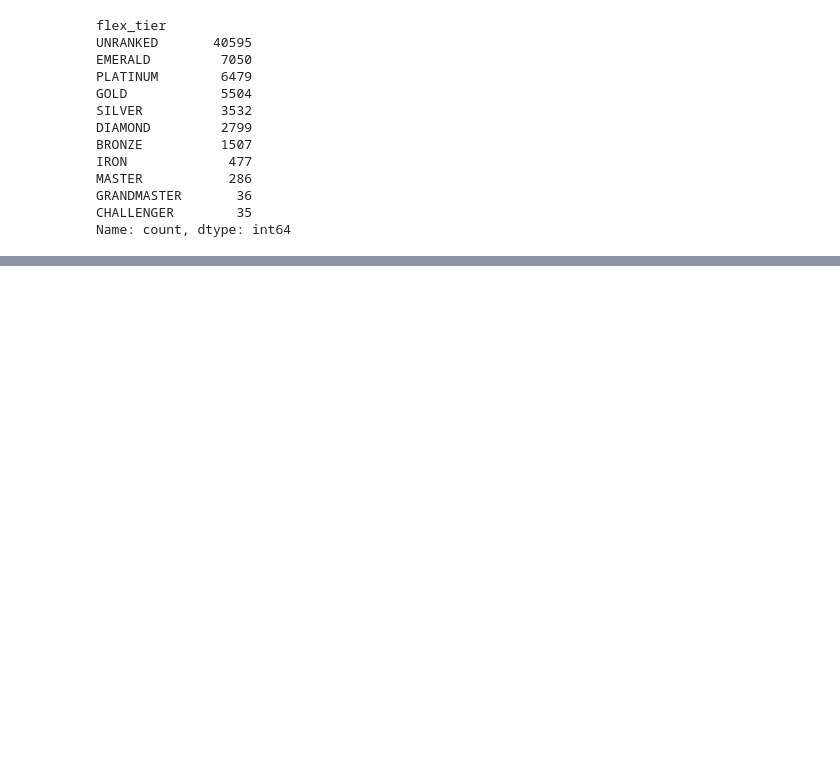
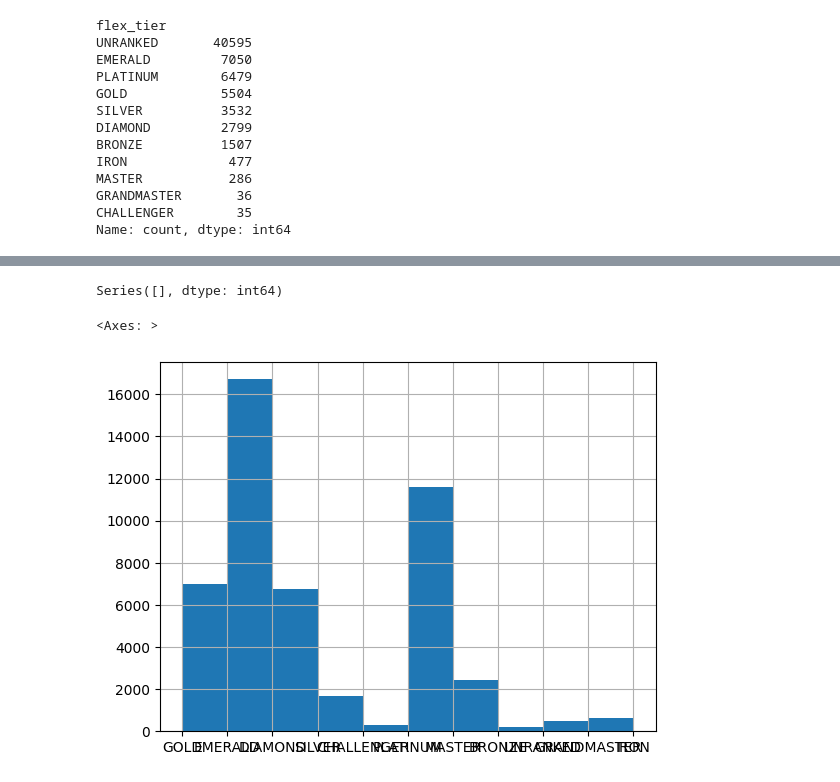
Before and after one commit to IgnacioBecerra99/Proyecto_finalv2, a Jupyter notebook: Proyecto_finalv2.ipynb, the cells around one changed output, grey strips where cells are left out. Cells and saved outputs as stored; diff of their text form; code cells hidden in the pictures; blank space fills up the shorter version.

```diff
--- a/Proyecto_finalv2.ipynb
+++ b/Proyecto_finalv2.ipynb
@@ -125,2 +146,2 @@ Name: count, dtype: int64
 # %%
-data.drop(columns=)
+data = data.drop(columns= ["game_id", "start_utc", "duration", "queue", "platform_id", "map_id", "game_mode", "game_version", "participant_id", "champion_name", "win", "item0", "item1", "item2", "item3", "item4", "item5", "item6", "solo_rank", "flex_tier", "flex_rank", "flex_lp", "flex_wins", "flex_losses", "mastery_lastPlayTime","mastery_pointsSinceLastLevel", "mastery_pointsUntilNextLevel", "mastery_tokens", "final_abilityHaste", "final_abilityPower", "final_armor", "final_attackDamage", "final_attackSpeed", "final_movementSpeed", "final_health", "final_healthMax", "final_lifesteal", "final_omnivamp", "final_power", "final_powerMax", "final_spellVamp"])
@@ -126,0 +166,10 @@ data.drop(columns=)
+# %%
+le = LabelEncoder()
+data["position"] = le.fit_transform(data["position"])
+# %%
+X = data.drop("solo_tier", axis=1)
+y = data["solo_tier"]
+# %%
+data.isnull().sum()[data.isnull().sum() > 0]
+# %% [output]
+Series([], dtype: int64)
@@ -126,0 +181,7 @@ data.drop(columns=)
+# %%
+X_train, X_test, y_train, y_test = train_test_split(X, y, test_size=0.3, random_state=42)
+# %%
+y_train.hist()
+# %% [output]
+<Axes: >
+[figure, added]
```
Also changed, not shown: parts of 7 cells of this notebook.
